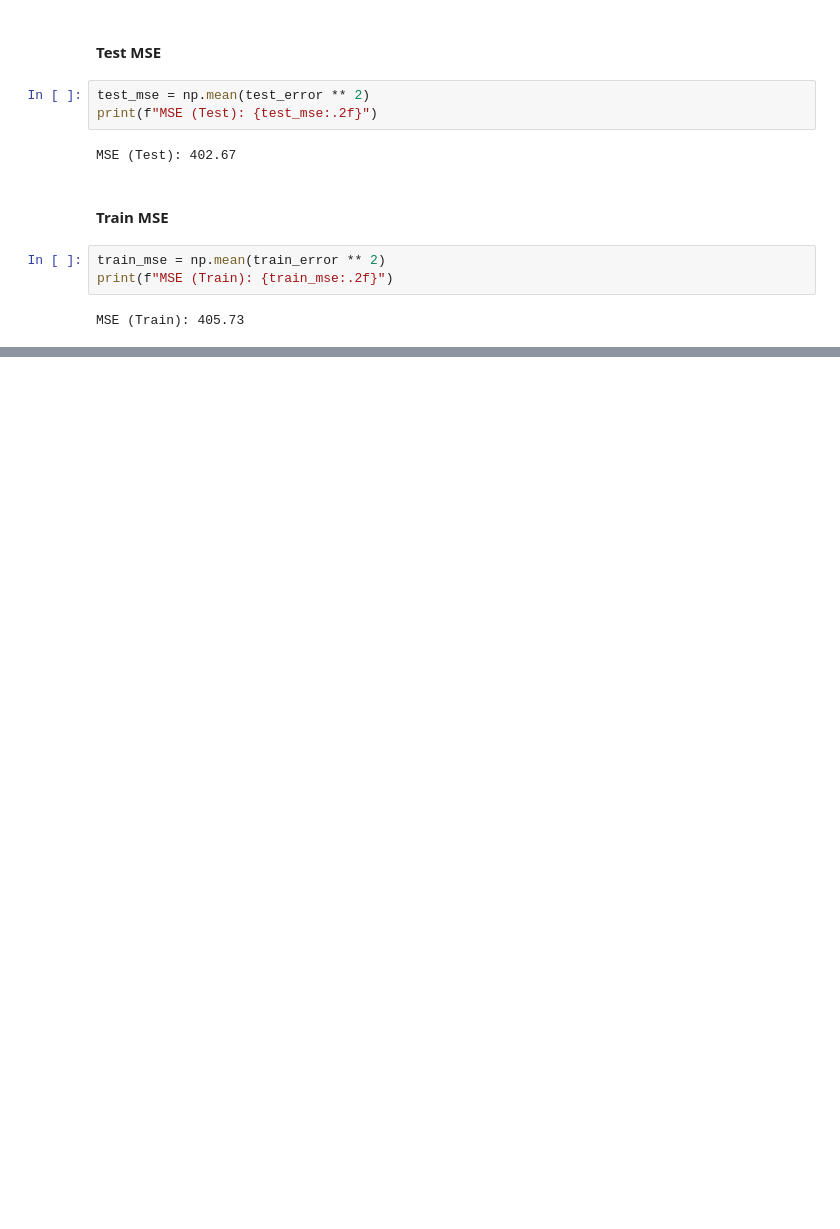
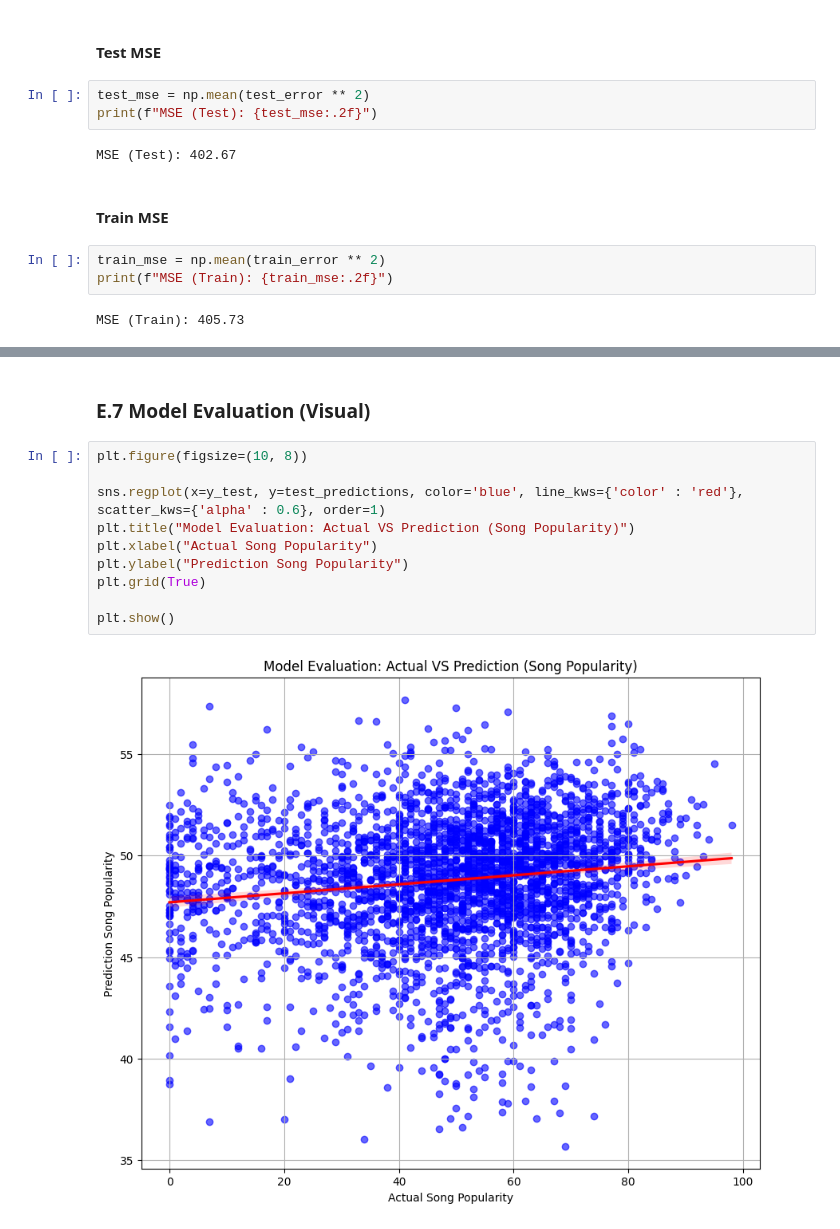
Before and after one commit to HablSank/1Day-1Dataset_MachineLearningProject, a Jupyter notebook: Day-18/Multiple Linear Regression (Song Popularity)/song_data.ipynb, the cells around one changed output, grey strips where cells are left out. Drawn from its saved outputs; the diff is of its cells as text; blank space fills up the shorter version.

```diff
--- a/Day-18/Multiple Linear Regression (Song Popularity)/song_data.ipynb
+++ b/Day-18/Multiple Linear Regression (Song Popularity)/song_data.ipynb
@@ -421,0 +515,14 @@ MSE (Train): 405.73
+# %% [markdown]
+### E.7 Model Evaluation (Visual)
+# %%
+plt.figure(figsize=(10, 8))
+
+sns.regplot(x=y_test, y=test_predictions, color='blue', line_kws={'color' : 'red'}, scatter_kws={'alpha' : 0.6}, order=1)
+plt.title("Model Evaluation: Actual VS Prediction (Song Popularity)")
+plt.xlabel("Actual Song Popularity")
+plt.ylabel("Prediction Song Popularity")
+plt.grid(True)
+
+plt.show()
+# %% [output]
+[figure, added]
```
Also changed, not shown: parts of 22 cells of this notebook.
